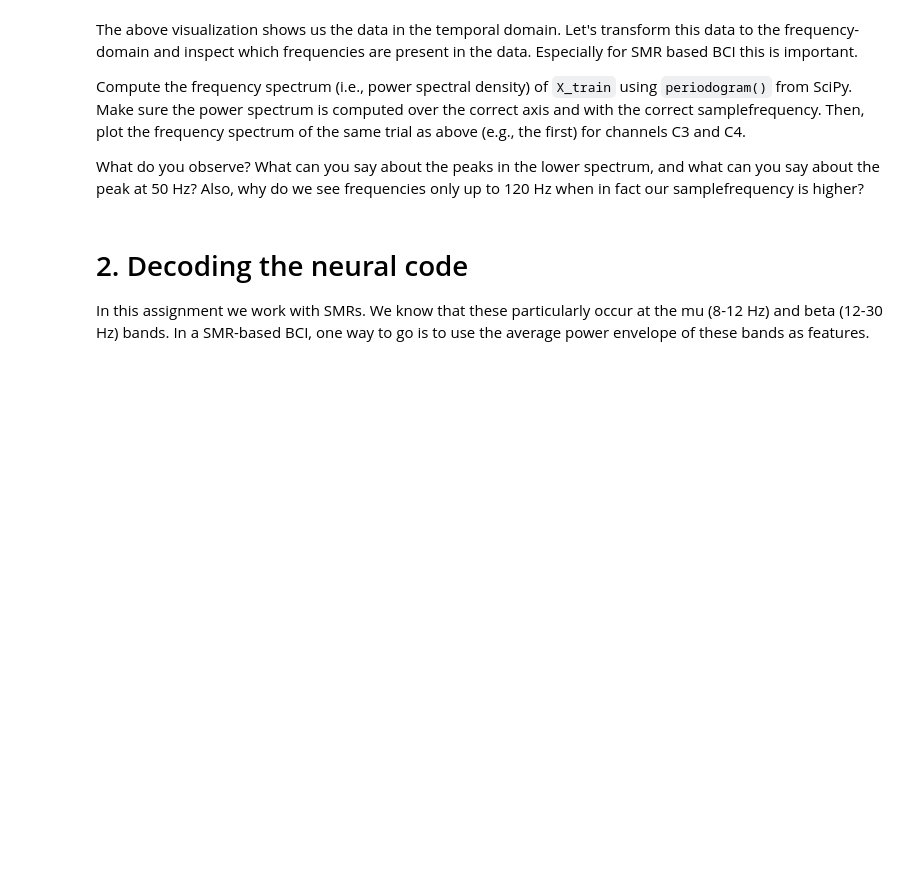
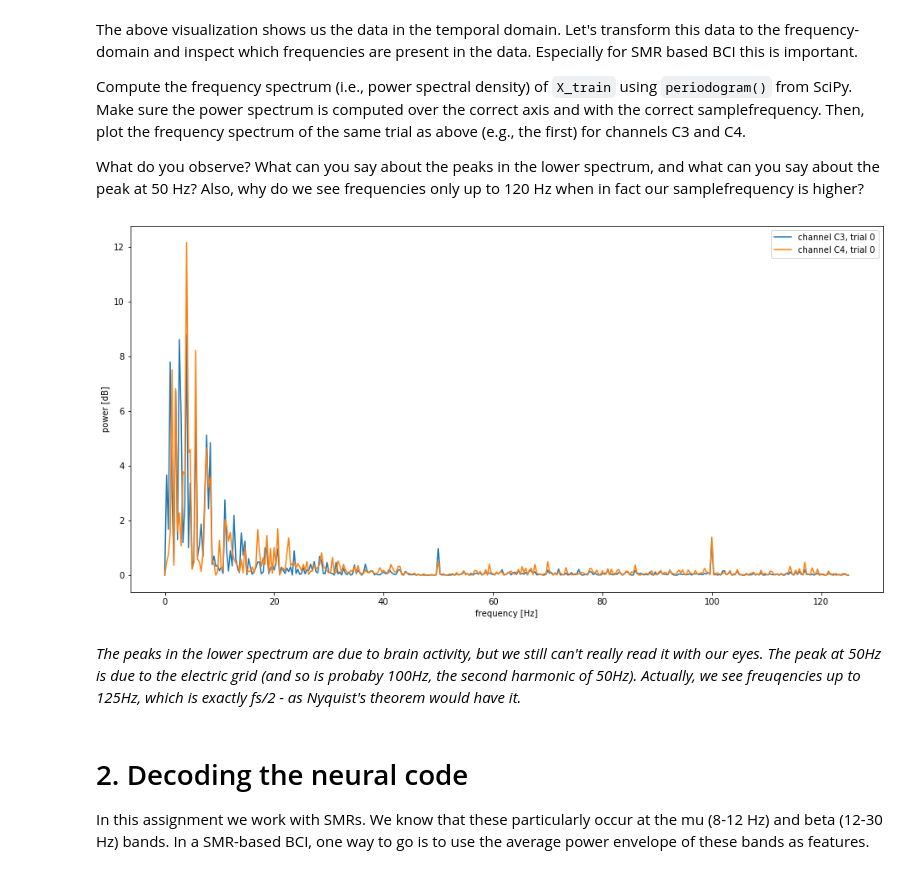
Before and after one commit to malyvsen/radboud-bci, a Jupyter notebook: assignment2.ipynb, the cells around one changed output. Cells and saved outputs as stored; diff of their text form; code cells hidden in the pictures; blank space fills up the shorter version.

```diff
--- a/assignment2.ipynb
+++ b/assignment2.ipynb
@@ -202,3 +245,22 @@ What do you observe? What can you say about the peaks in the lower spectrum, and
+# %%
+def get_spectrum(channel, trial=0):
+    return periodogram(X_train[trial, :, channels.index(channel)], fs)
+
+def plot_spectrum(channel, trial=0):
+    frequencies, powers = get_spectrum(channel=channel, trial=trial)
+    plt.plot(frequencies, powers, label=f'channel {channel}, trial {trial}')
+    plt.xlabel('frequency [Hz]')
+    plt.ylabel('power [dB]')
+
+plt.figure(figsize=(16, 8))
+plot_spectrum('C3')
+plot_spectrum('C4')
+plt.legend()
+plt.show()
+# %% [output]
+[figure, added]
+# %% [markdown]
+*The peaks in the lower spectrum are due to brain activity, but we still can't really read it with our eyes. The peak at 50Hz is due to the electric grid (and so is probaby 100Hz, the second harmonic of 50Hz). Actually, we see freuqencies up to 125Hz, which is exactly fs/2 - as Nyquist's theorem would have it.*
 # %% [markdown]
 # 2. Decoding the neural code<a class="anchor" id="neural"></a>
 In this assignment we work with SMRs. We know that these particularly occur at the mu (8-12 Hz) and beta (12-30 Hz) bands. In a SMR-based BCI, one way to go is to use the average power envelope of these bands as features.
```
Also changed, not shown: parts of 12 cells of this notebook.
